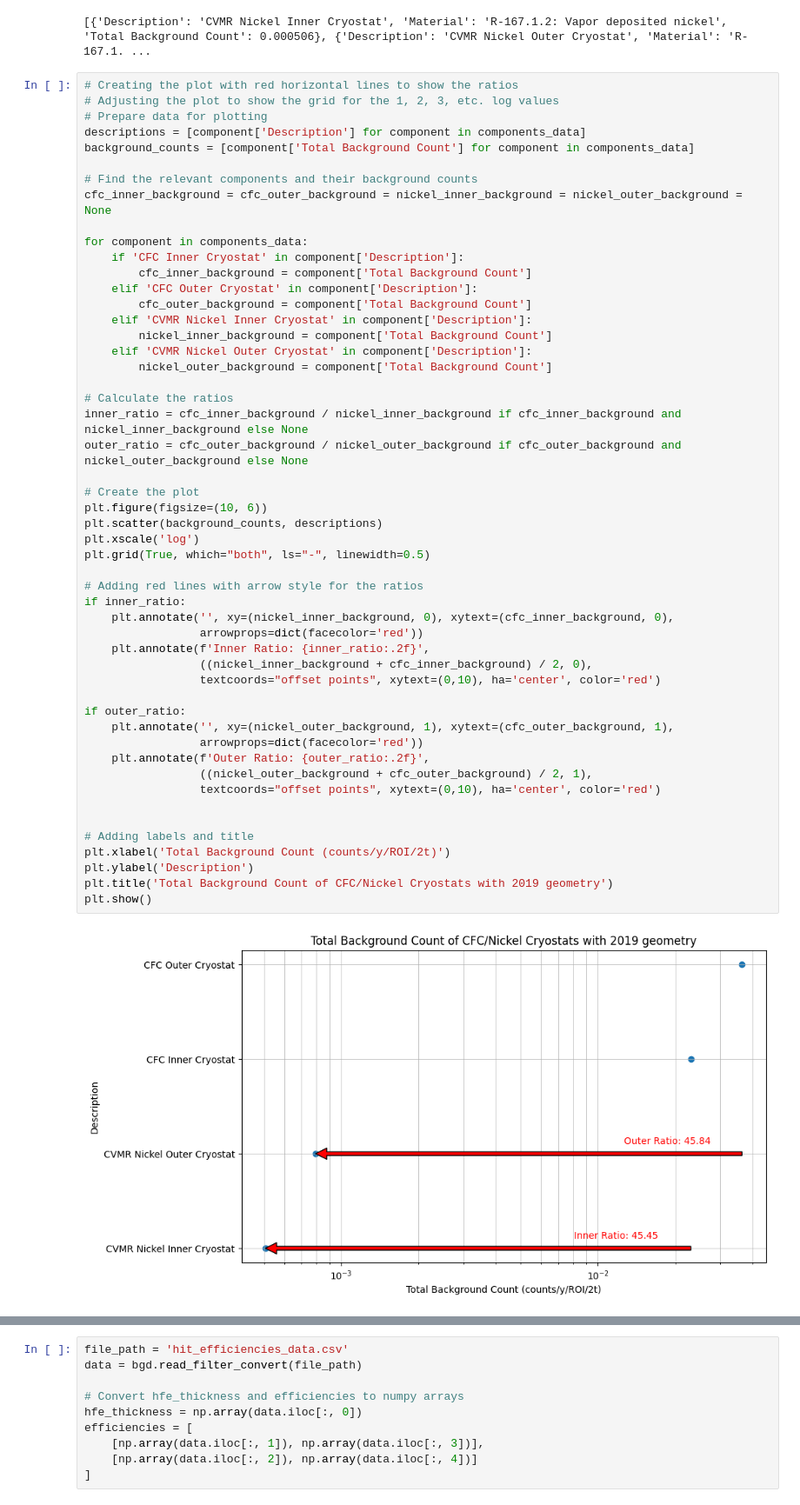
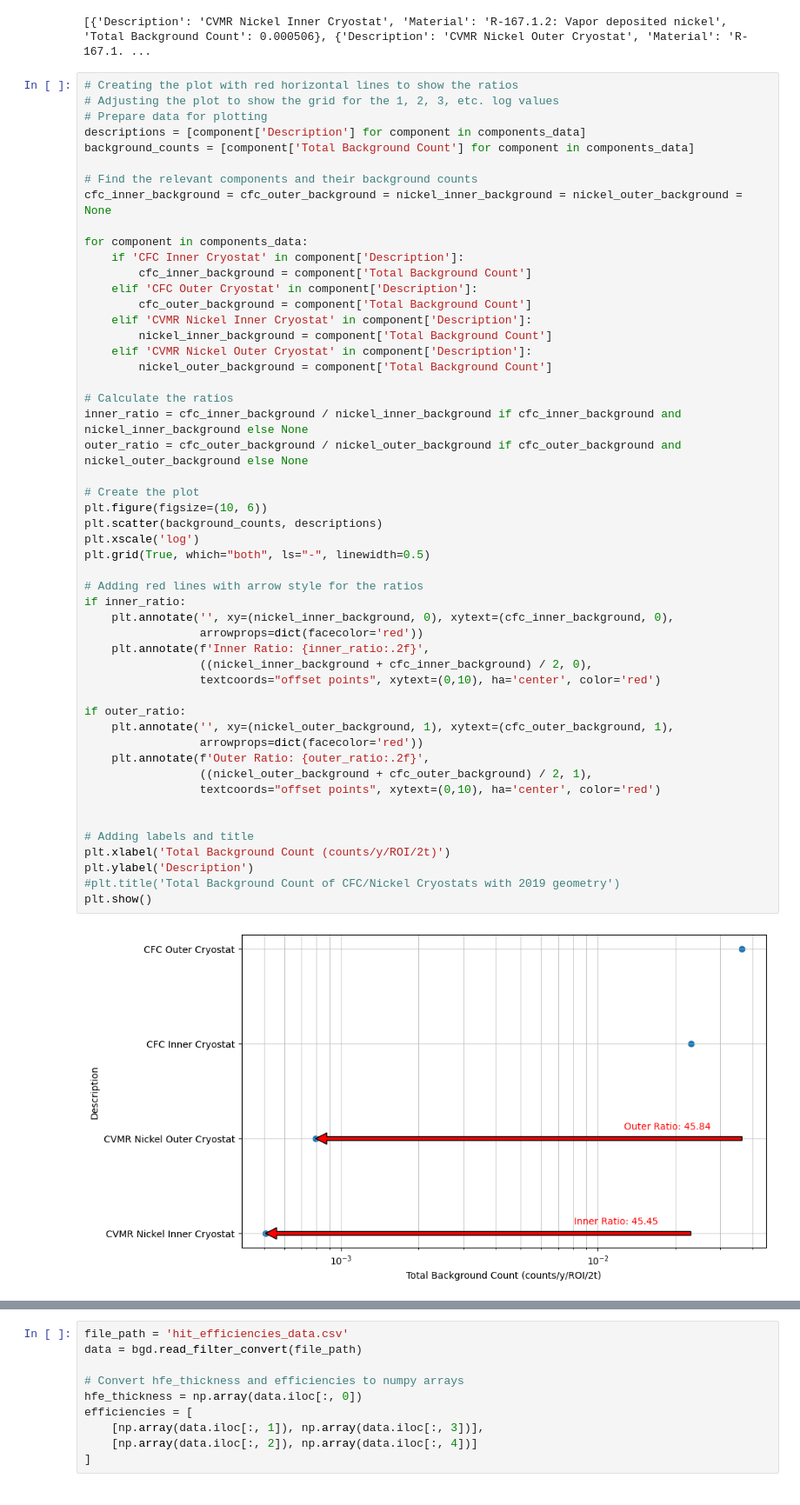
Before and after one commit to antoine-amy/Nickel_Cryostat_design, a Jupyter notebook: Background_Calculations.ipynb, the cells around one changed output, grey strips where cells are left out. Shown at 87% size. Drawn from its saved outputs; the diff is of its cells as text.

```diff
--- a/Background_Calculations.ipynb
+++ b/Background_Calculations.ipynb
@@ -73,33 +73,33 @@ for component in components_data:
 inner_ratio = cfc_inner_background / nickel_inner_background if cfc_inner_background and nickel_inner_background else None
 outer_ratio = cfc_outer_background / nickel_outer_background if cfc_outer_background and nickel_outer_background else None
 
 # Create the plot
 plt.figure(figsize=(10, 6))
 plt.scatter(background_counts, descriptions)
 plt.xscale('log')
 plt.grid(True, which="both", ls="-", linewidth=0.5)
 
 # Adding red lines with arrow style for the ratios
 if inner_ratio:
     plt.annotate('', xy=(nickel_inner_background, 0), xytext=(cfc_inner_background, 0),
                  arrowprops=dict(facecolor='red'))
     plt.annotate(f'Inner Ratio: {inner_ratio:.2f}',
                  ((nickel_inner_background + cfc_inner_background) / 2, 0),
                  textcoords="offset points", xytext=(0,10), ha='center', color='red')
 
 if outer_ratio:
     plt.annotate('', xy=(nickel_outer_background, 1), xytext=(cfc_outer_background, 1),
                  arrowprops=dict(facecolor='red'))
     plt.annotate(f'Outer Ratio: {outer_ratio:.2f}',
                  ((nickel_outer_background + cfc_outer_background) / 2, 1),
                  textcoords="offset points", xytext=(0,10), ha='center', color='red')
 
 
 # Adding labels and title
 plt.xlabel('Total Background Count (counts/y/ROI/2t)')
 plt.ylabel('Description')
-plt.title('Total Background Count of CFC/Nickel Cryostats with 2019 geometry')
+#plt.title('Total Background Count of CFC/Nickel Cryostats with 2019 geometry')
 plt.show()
 # %% [output]
-[figure, old version]
+[figure, new version]
 # %% [markdown]
```
Also changed, not shown: parts of 3 cells of this notebook, 2 other files.
